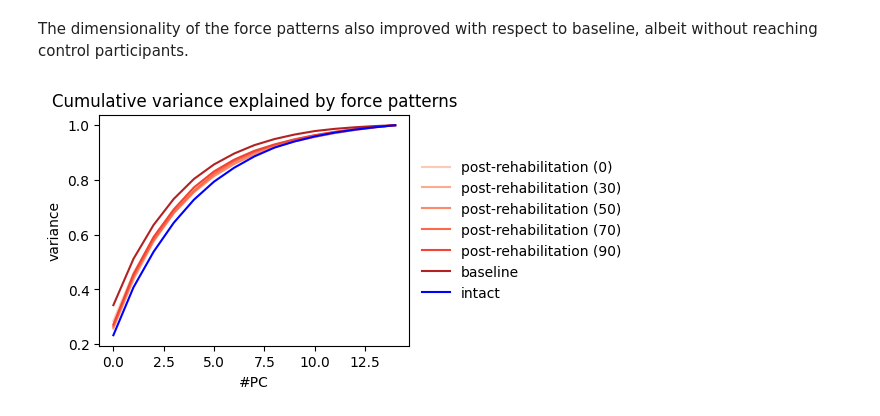
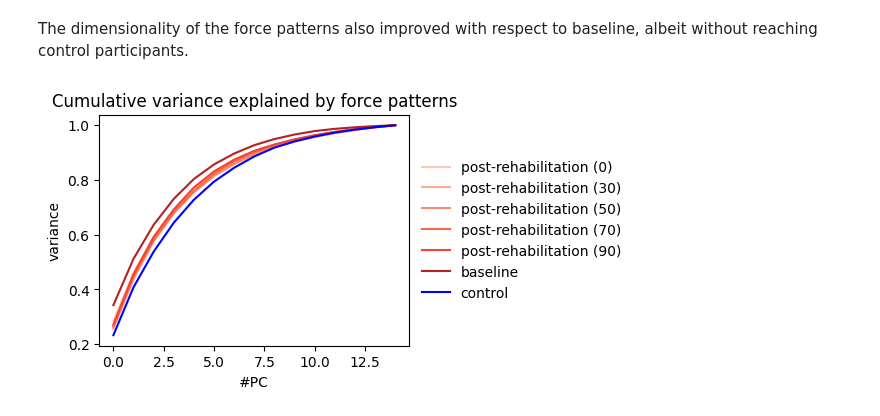
Before and after one commit to mnlmrc/OffManifoldLearning, a Jupyter notebook: notebooks/post_rehab.ipynb, the cells around one changed output. Saved outputs shown, nothing was run; the diff lists cells and outputs as text; code cells hidden in the pictures.

```diff
--- a/notebooks/post_rehab.ipynb
+++ b/notebooks/post_rehab.ipynb
@@ -149,32 +148,32 @@ for a, ang in enumerate(angle):
     for s, sn in enumerate(tinfo.subj_id.unique()):
         X = np.load(os.path.join(gl.baseDir, 'post_rehab', f'single_finger.post_rehab.{ang}.stroke.{sn}.npy')) # (trials, time, channels)
         X_r = X.reshape(-1, X.shape[-1])
         X_norm = scaler.fit_transform(X_r)
         pca.fit(X_norm)
         var_expl_post_rehab[a, s] = pca.explained_variance_ratio_
 
 var_expl_bs = np.zeros((2, N, 15)) # (angles, n_subj, n_channels)
 for g, gr in enumerate(group):
     for s, sn in enumerate(tinfo.subj_id.unique()):
         X = np.load(os.path.join(gl.baseDir, 'baseline', f'single_finger.pretraining.{gr}.{sn}.npy')) # (trials, time, channels)
         X_r = X.reshape(-1, X.shape[-1])
         X_norm = scaler.fit_transform(X_r)
         pca.fit(X_norm)
         var_expl_bs[g, s] = pca.explained_variance_ratio_
 
 fig, ax = plt.subplots(figsize=(4, 3))
 
 reds = list(plt.cm.Reds(np.linspace(0.2, 0.6, 5)))
 
 for i in range(len(angle)):
     ax.plot(np.cumsum(var_expl_post_rehab[i].mean(axis=0)), color=reds[i], label=[f'post-rehabilitation ({angle[i]})'])
 ax.plot(np.cumsum(var_expl_bs[0].mean(axis=0)), color='firebrick', ls='-', label='baseline')
-ax.plot(np.cumsum(var_expl_bs[1].mean(axis=0)), color='b', ls='-', label='intact')
+ax.plot(np.cumsum(var_expl_bs[1].mean(axis=0)), color='b', ls='-', label='control')
 ax.set_title('Cumulative variance explained by force patterns')
 ax.set_xlabel('#PC')
 ax.set_ylabel('variance')
 ax.legend(frameon=False, bbox_to_anchor=(1, .5), loc='center left')
 
 plt.show()
 # %% [output]
-[figure, old version]
+[figure, new version]
```
Also changed, not shown: parts of 2 cells of this notebook.
